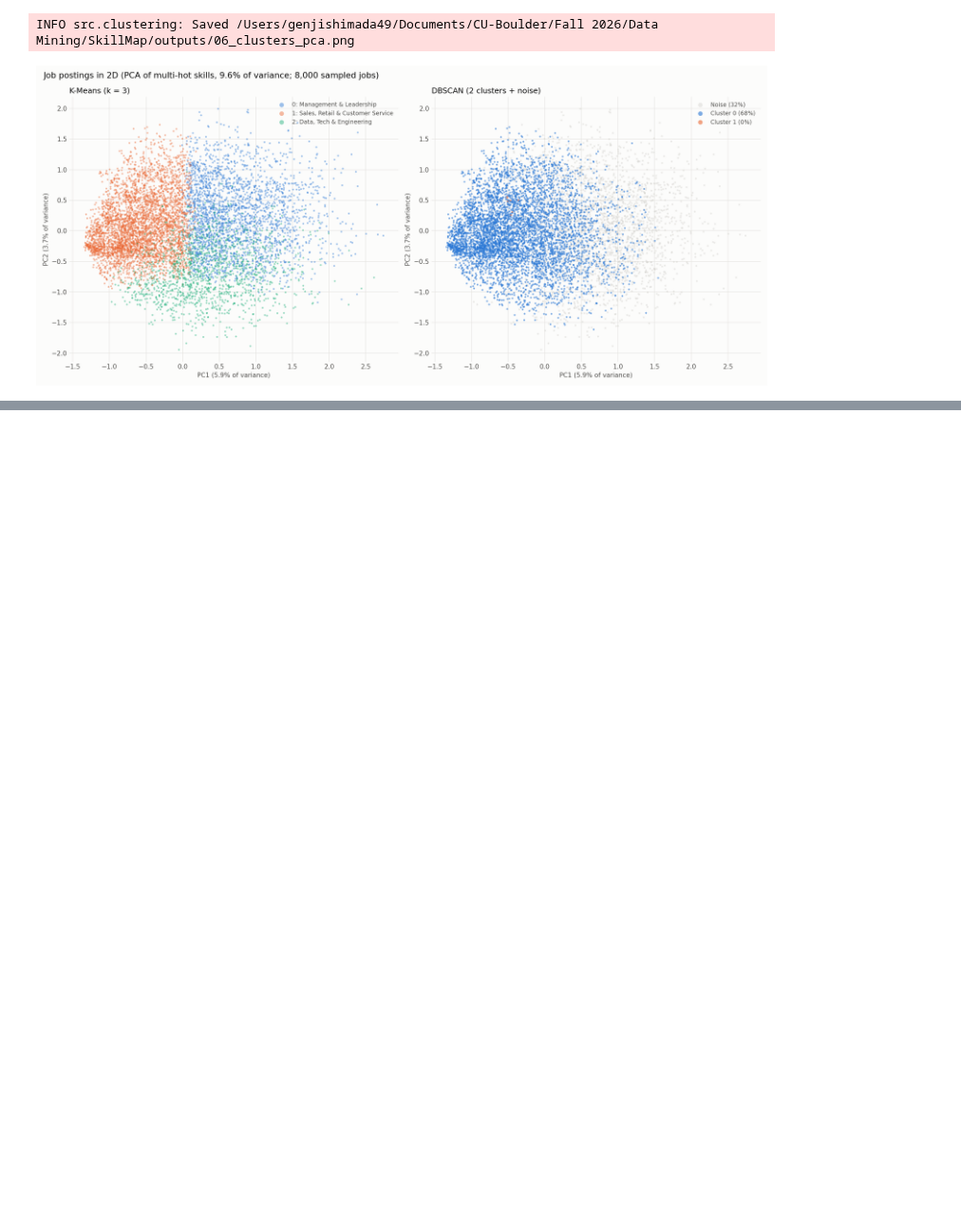
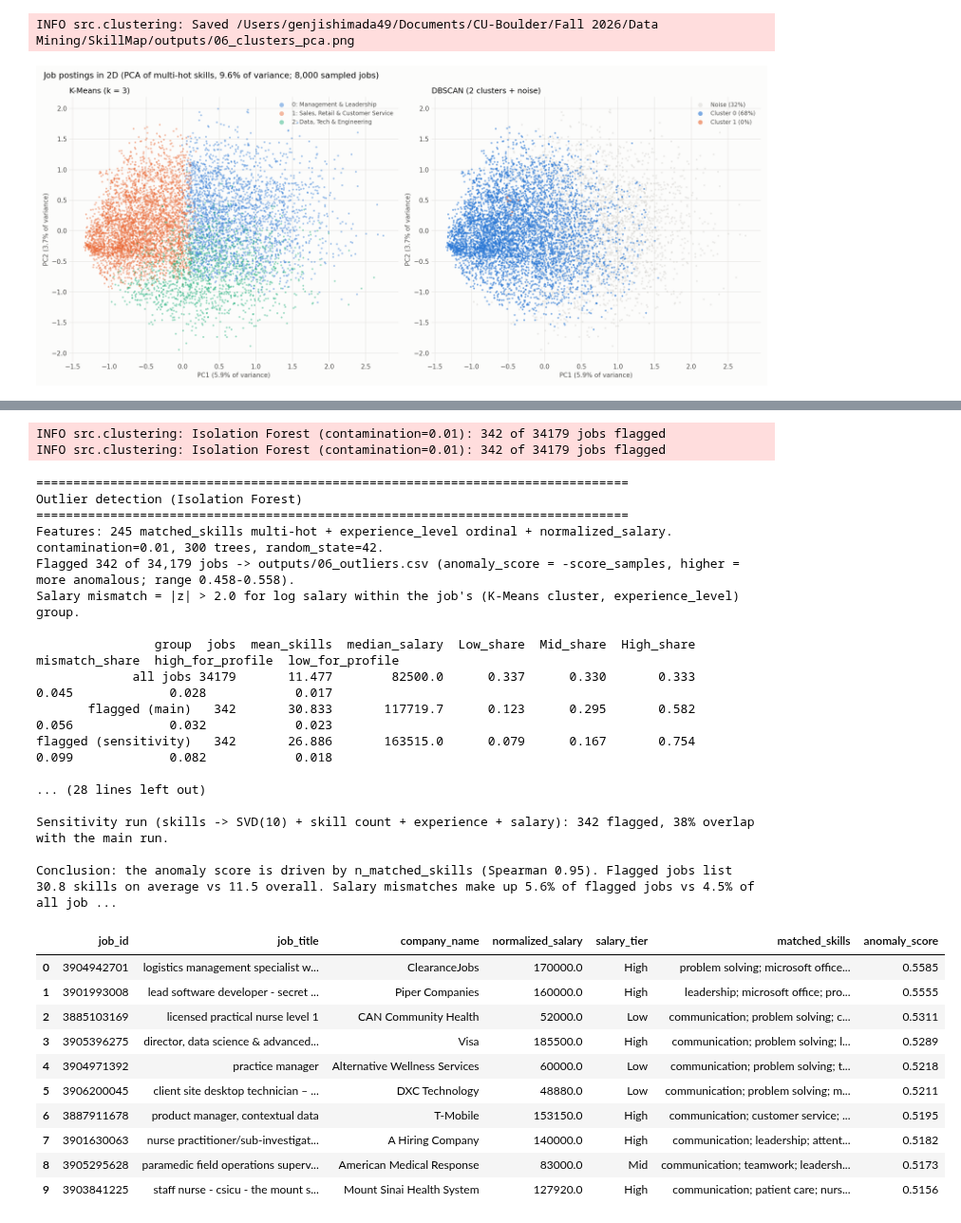
Before and after one commit to karthik-al1uri/SkillMap, a Jupyter notebook: notebooks/06_clustering.ipynb, the cells around one changed output, grey strips where cells are left out. Shown at 95% size. Drawn from its saved outputs; the diff is of its cells as text; code cells hidden in the pictures; blank space fills up the shorter version.

```diff
--- a/notebooks/06_clustering.ipynb
+++ b/notebooks/06_clustering.ipynb
@@ -231 +239,42 @@ INFO src.clustering: Saved /Users/genjishimada49/Documents/CU-Boulder/Fall 2026/
+# %%
+features = clu.outlier_features(jobs, matrix)
+outlier_flags, anomaly_scores = clu.detect_outliers(features)
+sensitivity_flags, _ = clu.detect_outliers(clu.compact_outlier_features(features, matrix.sum(axis=1)))
+outliers = clu.outlier_table(jobs, outlier_flags, anomaly_scores)
+outliers.to_csv(OUTPUT_DIR / "06_outliers.csv", index=False)
+z = clu.salary_mismatch_z(jobs, km_labels)
+outlier_section = clu.describe_outliers(jobs, matrix, outlier_flags, anomaly_scores, z, sensitivity_flags)
+print(outlier_section)
+outliers.head(10)
+# %% [output]
+INFO src.clustering: Isolation Forest (contamination=0.01): 342 of 34179 jobs flagged
+INFO src.clustering: Isolation Forest (contamination=0.01): 342 of 34179 jobs flagged
+================================================================================
+Outlier detection (Isolation Forest)
+================================================================================
+Features: 245 matched_skills multi-hot + experience_level ordinal + normalized_salary. contamination=0.01, 300 trees, random_state=42.
+Flagged 342 of 34,179 jobs -> outputs/06_outliers.csv (anomaly_score = -score_samples, higher = more anomalous; range 0.458-0.558).
+Salary mismatch = |z| > 2.0 for log salary within the job's (K-Means cluster, experience_level) group.
+
+                group  jobs  mean_skills  median_salary  Low_share  Mid_share  High_share  mismatch_share  high_for_profile  low_for_profile
+             all jobs 34179       11.477        82500.0      0.337      0.330       0.333           0.045             0.028            0.017
+       flagged (main)   342       30.833       117719.7      0.123      0.295       0.582           0.056             0.032            0.023
+flagged (sensitivity)   342       26.886       163515.0      0.079      0.167       0.754           0.099             0.082            0.018
+
+... (28 lines left out)
+
+Sensitivity run (skills -> SVD(10) + skill count + experience + salary): 342 flagged, 38% overlap with the main run.
+
+Conclusion: the anomaly score is driven by n_matched_skills (Spearman 0.95). Flagged jobs list 30.8 skills on average vs 11.5 overall. Salary mismatches make up 5.6% of flagged jobs vs 4.5% of all job ...
+|  | job_id | job_title | company_name | normalized_salary | salary_tier | matched_skills | anomaly_score |
+| 0 | 3904942701 | logistics management specialist w... | ClearanceJobs | 170000.0 | High | problem solving; microsoft office... | 0.5585 |
+| 1 | 3901993008 | lead software developer - secret ... | Piper Companies | 160000.0 | High | leadership; microsoft office; pro... | 0.5555 |
+| 2 | 3885103169 | licensed practical nurse level 1 | CAN Community Health | 52000.0 | Low | communication; problem solving; c... | 0.5311 |
+| 3 | 3905396275 | director, data science & advanced... | Visa | 185500.0 | High | communication; problem solving; l... | 0.5289 |
+| 4 | 3904971392 | practice manager | Alternative Wellness Services | 60000.0 | Low | communication; problem solving; t... | 0.5218 |
+| 5 | 3906200045 | client site desktop technician – ... | DXC Technology | 48880.0 | Low | communication; problem solving; m... | 0.5211 |
+| 6 | 3887911678 | product manager, contextual data | T-Mobile | 153150.0 | High | communication; customer service; ... | 0.5195 |
+| 7 | 3901630063 | nurse practitioner/sub-investigat... | A Hiring Company | 140000.0 | High | communication; leadership; attent... | 0.5182 |
+| 8 | 3905295628 | paramedic field operations superv... | American Medical Response | 83000.0 | Mid | communication; teamwork; leadersh... | 0.5173 |
+| 9 | 3903841225 | staff nurse - csicu - the mount s... | Mount Sinai Health System | 127920.0 | High | communication; patient care; nurs... | 0.5156 |
 # %% [markdown]
```
Also changed, not shown: parts of 7 cells of this notebook, 6 other files.
